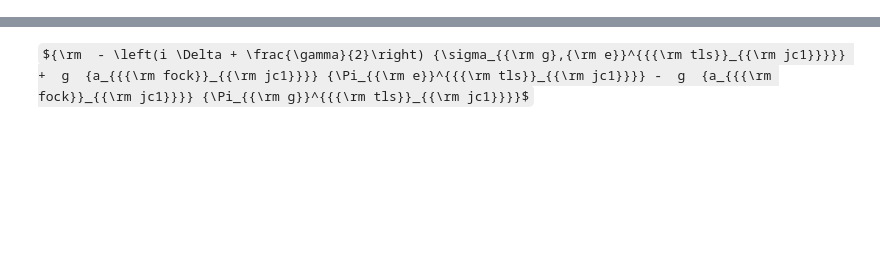
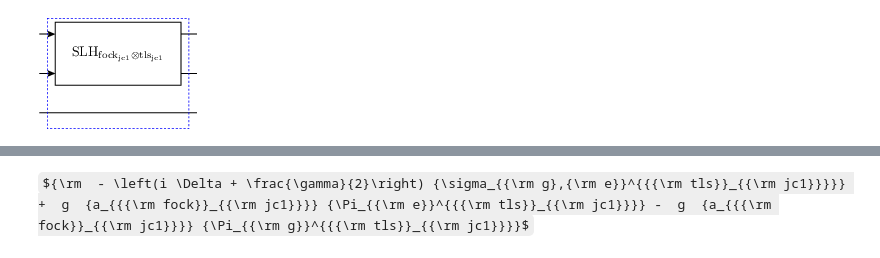
Before and after one commit to melmatt7/cqed_photon_statistics, a Jupyter notebook: slh.ipynb, the cells around one changed output, grey strips where cells are left out. Saved outputs shown, nothing was run; the diff lists cells and outputs as text; code cells hidden in the pictures; some formulas as TeX source; blank space fills up the shorter version.

```diff
--- a/slh.ipynb
+++ b/slh.ipynb
@@ -46,8 +46,10 @@ JC2 = SLH_JaynesCummings(Delta, Theta, g, kappa, gamma, namespace = 'jc2')  # se
 W_alpha = Displace_cc('W_alpha', alpha = alpha)                             # coherent displacement
 # %%
 # circuit expression
-SYS = (JC2 + cid(1)) << P_sigma(0, 2, 1) << (JC1 + cid(1)) << (W_alpha + cid(2))
+SYS = (JC1 + cid(1))
 SYS.show()
+# %% [output]
+[figure, added]
 # %%
 SYSSLH = SYS.toSLH().expand()
 SYSSLH
```
Also changed, not shown: parts of 17 cells of this notebook, 6 other files.
